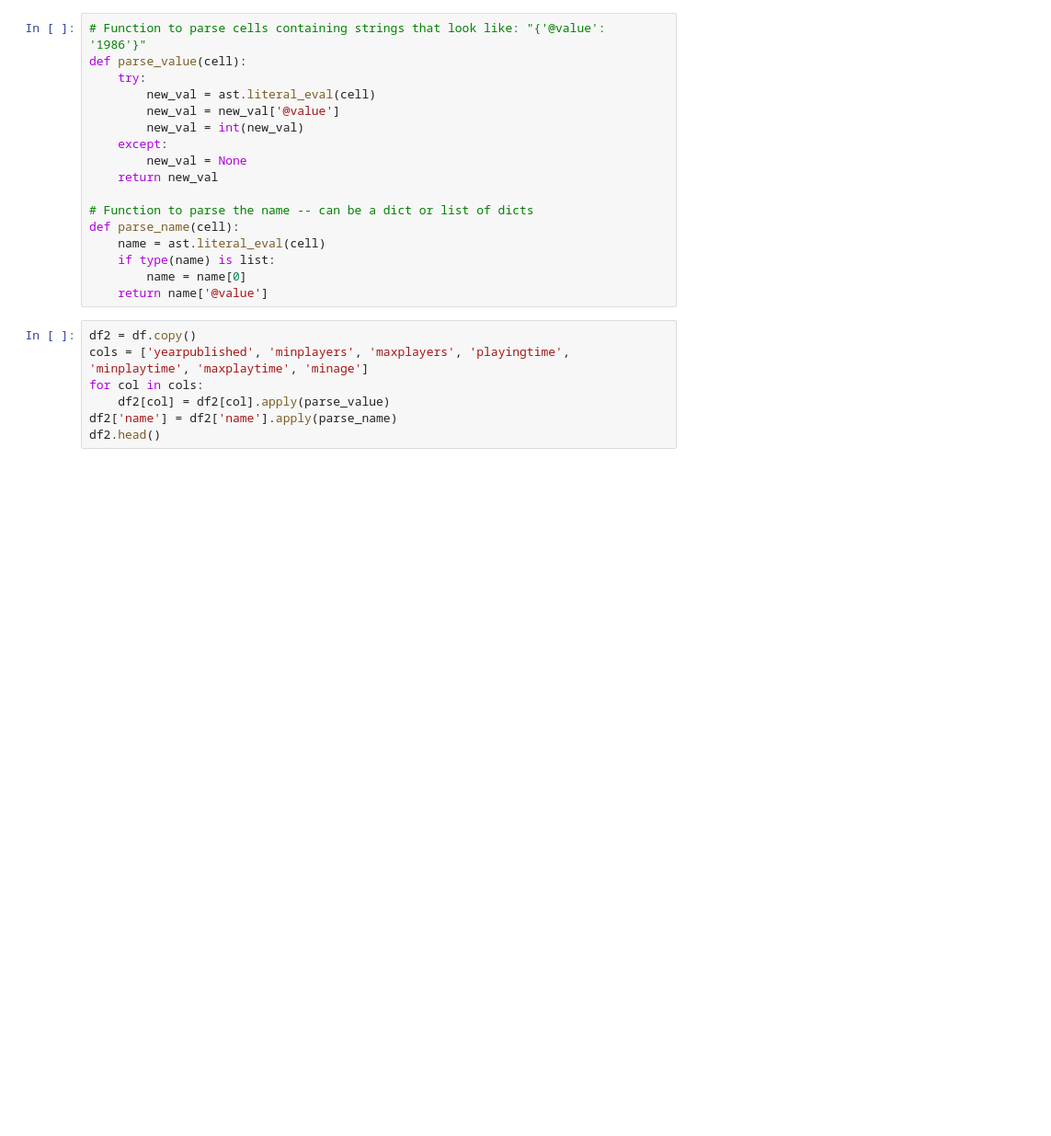
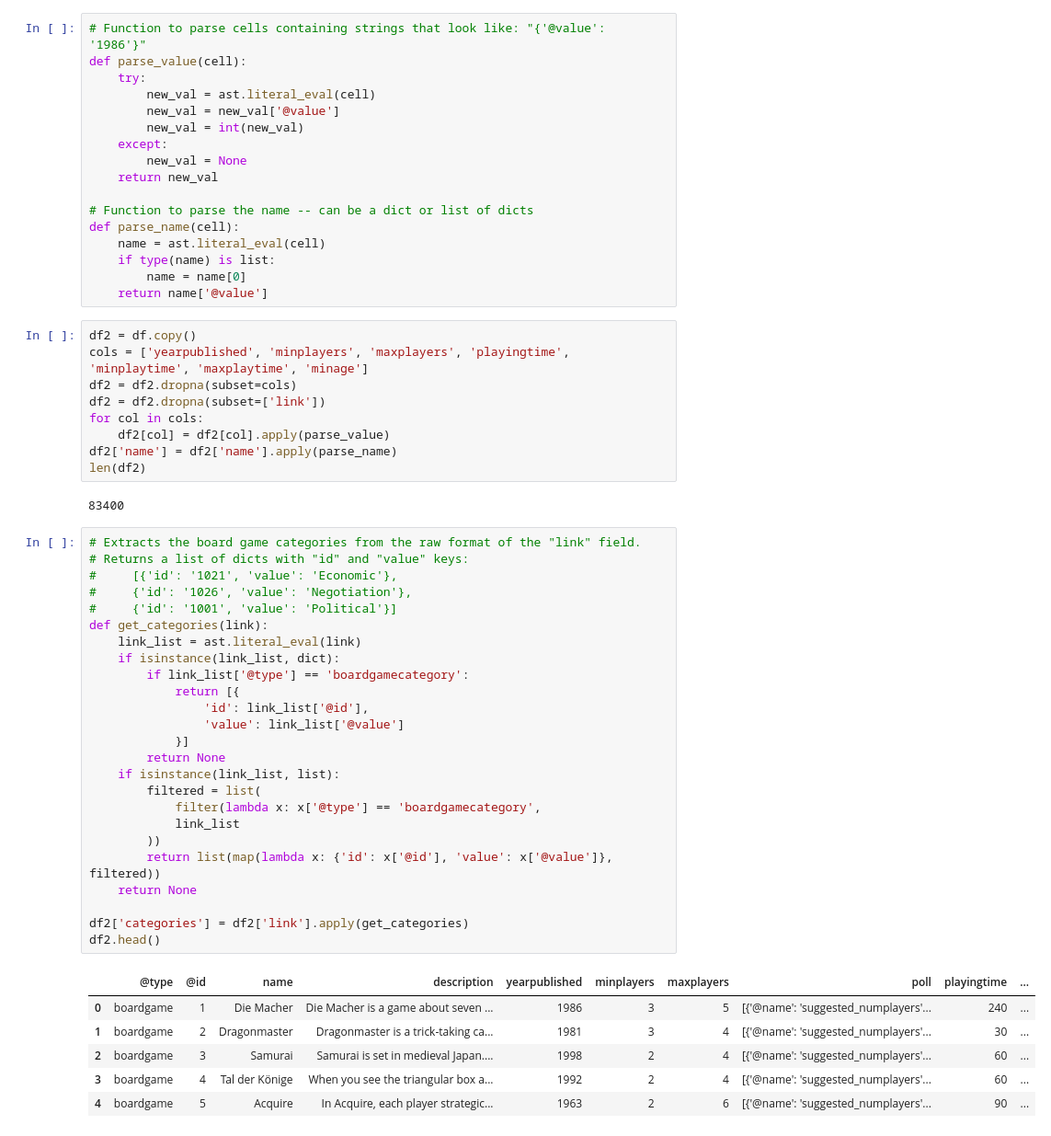
Before and after one commit to trapperkreeper/Project1, a Jupyter notebook: bgg_refine.ipynb, the cells around one changed output. Shown at 92% size. Cells and saved outputs as stored; diff of their text form; blank space fills up the shorter version.

```diff
--- a/bgg_refine.ipynb
+++ b/bgg_refine.ipynb
@@ -27,7 +55,43 @@ def parse_name(cell):
 # %%
 df2 = df.copy()
 cols = ['yearpublished', 'minplayers', 'maxplayers', 'playingtime', 'minplaytime', 'maxplaytime', 'minage']
+df2 = df2.dropna(subset=cols)
+df2 = df2.dropna(subset=['link'])
 for col in cols:
     df2[col] = df2[col].apply(parse_value)
 df2['name'] = df2['name'].apply(parse_name)
-df2.head()
+len(df2)
+# %% [output]
+83400
+# %%
+# Extracts the board game categories from the raw format of the "link" field.
+# Returns a list of dicts with "id" and "value" keys:
+#     [{'id': '1021', 'value': 'Economic'},
+#     {'id': '1026', 'value': 'Negotiation'},
+#     {'id': '1001', 'value': 'Political'}]
+def get_categories(link):
+    link_list = ast.literal_eval(link)
+    if isinstance(link_list, dict):
+        if link_list['@type'] == 'boardgamecategory':
+            return [{
+                'id': link_list['@id'],
+                'value': link_list['@value']
+            }]
+        return None
+    if isinstance(link_list, list):
+        filtered = list(
+            filter(lambda x: x['@type'] == 'boardgamecategory',
+            link_list
+        ))
+        return list(map(lambda x: {'id': x['@id'], 'value': x['@value']}, filtered))
+    return None
+
+df2['categories'] = df2['link'].apply(get_categories)
+df2.head()
+# %% [output]
+|  | @type | @id | name | description | yearpublished | minplayers | maxplayers | poll | playingtime | ... |
+| 0 | boardgame | 1 | Die Macher | Die Macher is a game about seven ... | 1986 | 3 | 5 | [{'@name': 'suggested_numplayers'... | 240 | ... |
+| 1 | boardgame | 2 | Dragonmaster | Dragonmaster is a trick-taking ca... | 1981 | 3 | 4 | [{'@name': 'suggested_numplayers'... | 30 | ... |
+| 2 | boardgame | 3 | Samurai | Samurai is set in medieval Japan.... | 1998 | 2 | 4 | [{'@name': 'suggested_numplayers'... | 60 | ... |
+| 3 | boardgame | 4 | Tal der Könige | When you see the triangular box a... | 1992 | 2 | 4 | [{'@name': 'suggested_numplayers'... | 60 | ... |
+| 4 | boardgame | 5 | Acquire | In Acquire, each player strategic... | 1963 | 2 | 6 | [{'@name': 'suggested_numplayers'... | 90 | ... |
```
Also changed, not shown: parts of 5 cells of this notebook.
